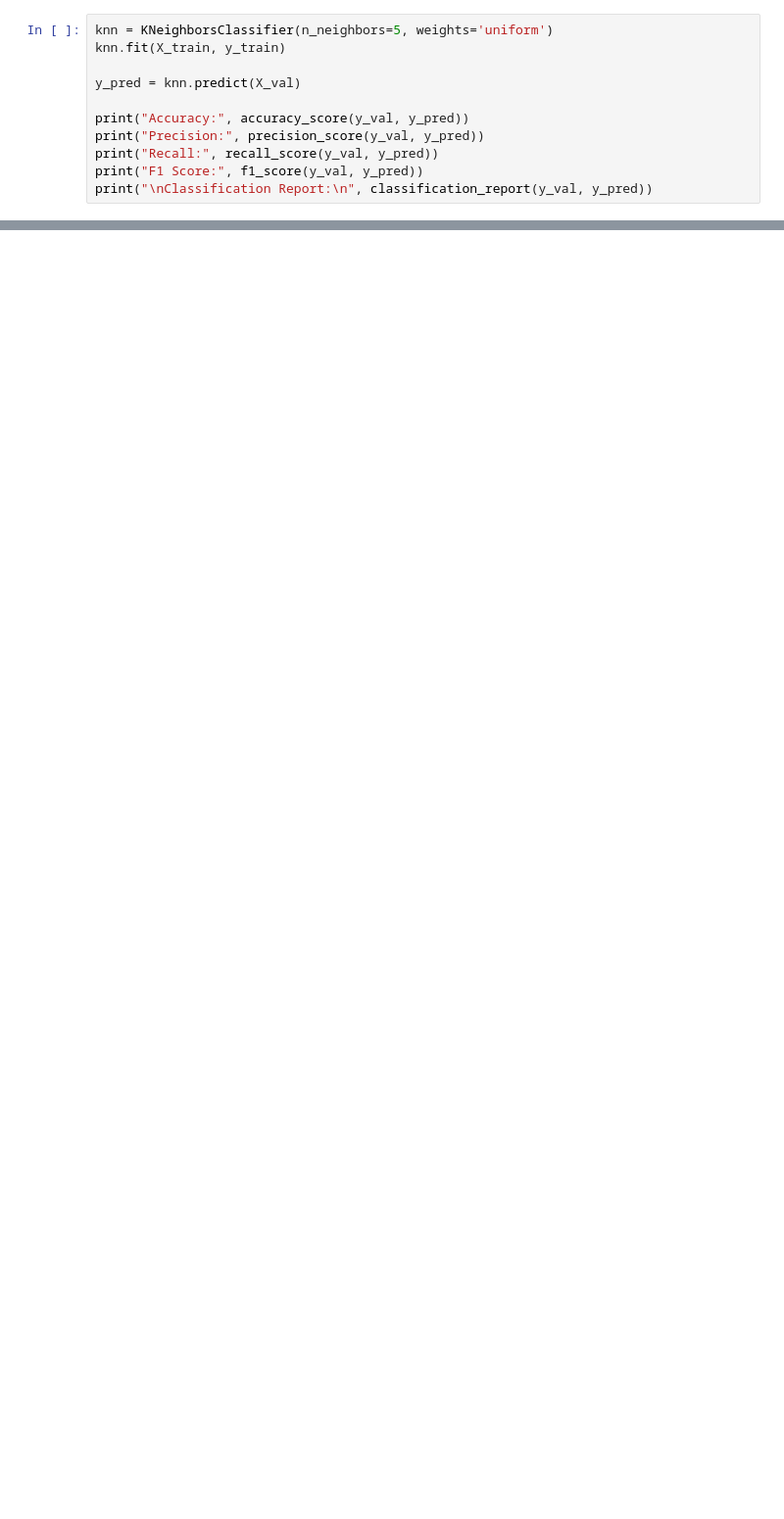
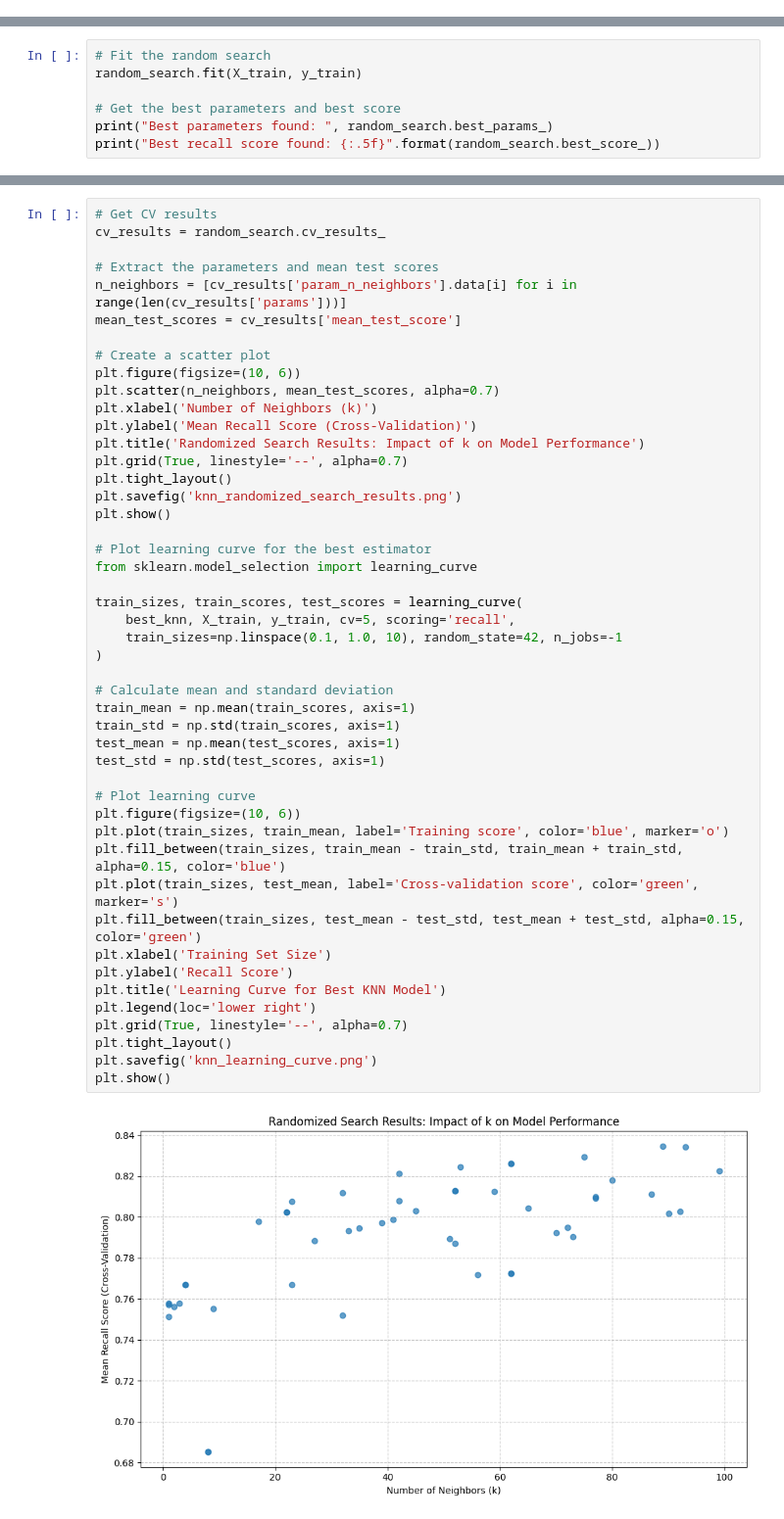
Before and after one commit to shamalanrajesvaran/UMA_IE500_Data_Mining, a Jupyter notebook: [4] Model_training/knn.ipynb, the cells around one changed output, grey strips where cells are left out. Shown: that part at 98% size. Saved outputs shown, nothing was run; the diff lists cells and outputs as text; blank space fills up the shorter version.

```diff
--- a/[4] Model_training/knn.ipynb
+++ b/[4] Model_training/knn.ipynb
@@ -24,14 +19,3 @@ val = pd.read_csv(file_val)
 
 X_train, y_train = train.drop("is_canceled", axis=1), train["is_canceled"]
 X_val, y_val = val.drop("is_canceled", axis=1), val["is_canceled"]
-# %%
-knn = KNeighborsClassifier(n_neighbors=5, weights='uniform')
-knn.fit(X_train, y_train)
-
-y_pred = knn.predict(X_val)
-
-print("Accuracy:", accuracy_score(y_val, y_pred))
-print("Precision:", precision_score(y_val, y_pred))
-print("Recall:", recall_score(y_val, y_pred))
-print("F1 Score:", f1_score(y_val, y_pred))
-print("\nClassification Report:\n", classification_report(y_val, y_pred))
@@ -127,0 +175,7 @@ joblib.dump(best_knn, "knn_model.joblib")
+# %%
+# Fit the random search
+random_search.fit(X_train, y_train)
+
+# Get the best parameters and best score
+print("Best parameters found: ", random_search.best_params_)
+print("Best recall score found: {:.5f}".format(random_search.best_score_))
@@ -127,0 +214,49 @@ joblib.dump(best_knn, "knn_model.joblib")
+# %%
+# Get CV results
+cv_results = random_search.cv_results_
+
+# Extract the parameters and mean test scores
+n_neighbors = [cv_results['param_n_neighbors'].data[i] for i in range(len(cv_results['params']))]
+mean_test_scores = cv_results['mean_test_score']
+
+# Create a scatter plot
+plt.figure(figsize=(10, 6))
+plt.scatter(n_neighbors, mean_test_scores, alpha=0.7)
+plt.xlabel('Number of Neighbors (k)')
+plt.ylabel('Mean Recall Score (Cross-Validation)')
+plt.title('Randomized Search Results: Impact of k on Model Performance')
+plt.grid(True, linestyle='--', alpha=0.7)
+plt.tight_layout()
+plt.savefig('knn_randomized_search_results.png')
+plt.show()
+
+# Plot learning curve for the best estimator
+from sklearn.model_selection import learning_curve
+
+train_sizes, train_scores, test_scores = learning_curve(
+    best_knn, X_train, y_train, cv=5, scoring='recall',
+    train_sizes=np.linspace(0.1, 1.0, 10), random_state=42, n_jobs=-1
+)
+
+# Calculate mean and standard deviation
+train_mean = np.mean(train_scores, axis=1)
+train_std = np.std(train_scores, axis=1)
+test_mean = np.mean(test_scores, axis=1)
+test_std = np.std(test_scores, axis=1)
+
+# Plot learning curve
+plt.figure(figsize=(10, 6))
+plt.plot(train_sizes, train_mean, label='Training score', color='blue', marker='o')
+plt.fill_between(train_sizes, train_mean - train_std, train_mean + train_std, alpha=0.15, color='blue')
+plt.plot(train_sizes, test_mean, label='Cross-validation score', color='green', marker='s')
+plt.fill_between(train_sizes, test_mean - test_std, test_mean + test_std, alpha=0.15, color='green')
+plt.xlabel('Training Set Size')
+plt.ylabel('Recall Score')
+plt.title('Learning Curve for Best KNN Model')
+plt.legend(loc='lower right')
+plt.grid(True, linestyle='--', alpha=0.7)
+plt.tight_layout()
+plt.savefig('knn_learning_curve.png')
+plt.show()
+# %% [output]
+[figure, added]
```
Also changed, not shown: parts of 17 cells of this notebook.
